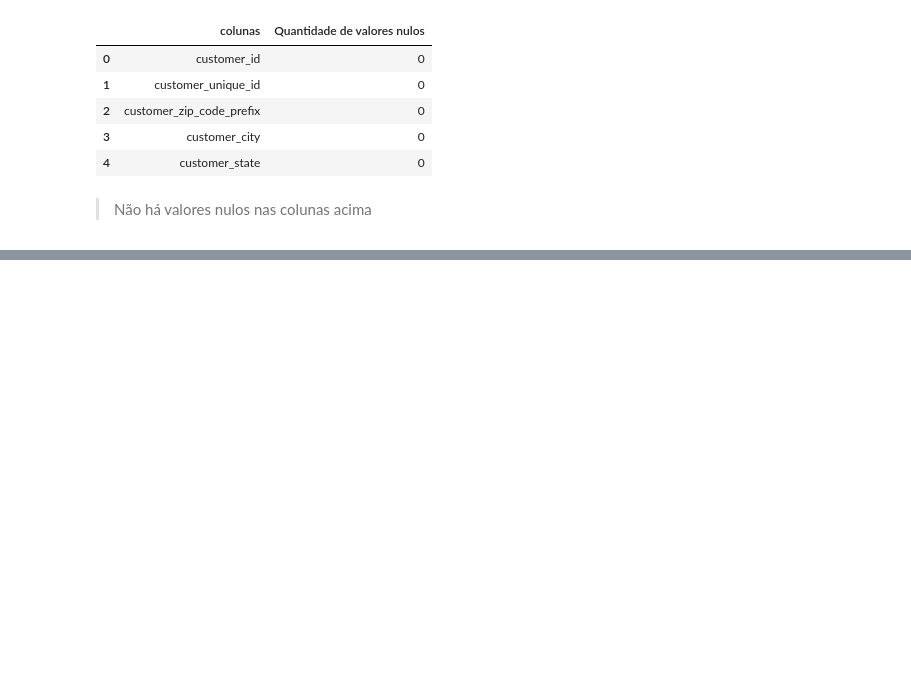
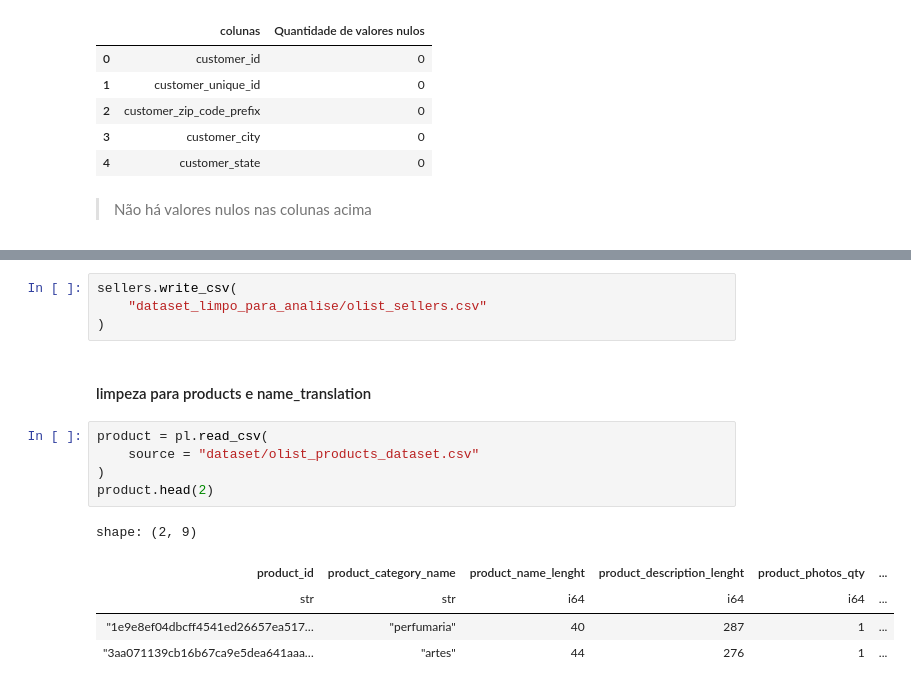
Before and after one commit to kaladabrio2020/ecommerce-brazil-dashboard-bi, a Jupyter notebook: limpeza_dados.ipynb, the cells around one changed output, grey strips where cells are left out. Saved outputs shown, nothing was run; the diff lists cells and outputs as text; blank space fills up the shorter version.

```diff
--- a/limpeza_dados.ipynb
+++ b/limpeza_dados.ipynb
@@ -104,0 +446,17 @@ cliente\
+# %%
+sellers.write_csv(
+    "dataset_limpo_para_analise/olist_sellers.csv"
+)
+# %% [markdown]
+#### limpeza para products e name_translation
+# %%
+product = pl.read_csv(
+    source = "dataset/olist_products_dataset.csv"
+)
+product.head(2)
+# %% [output]
+shape: (2, 9)
+| product_id | product_category_name | product_name_lenght | product_description_lenght | product_photos_qty | ... |
+| str | str | i64 | i64 | i64 | ... |
+| "1e9e8ef04dbcff4541ed26657ea517… | "perfumaria" | 40 | 287 | 1 | ... |
+| "3aa071139cb16b67ca9e5dea641aaa… | "artes" | 44 | 276 | 1 | ... |
```
Also changed, not shown: parts of 48 cells of this notebook, 8 other files.
